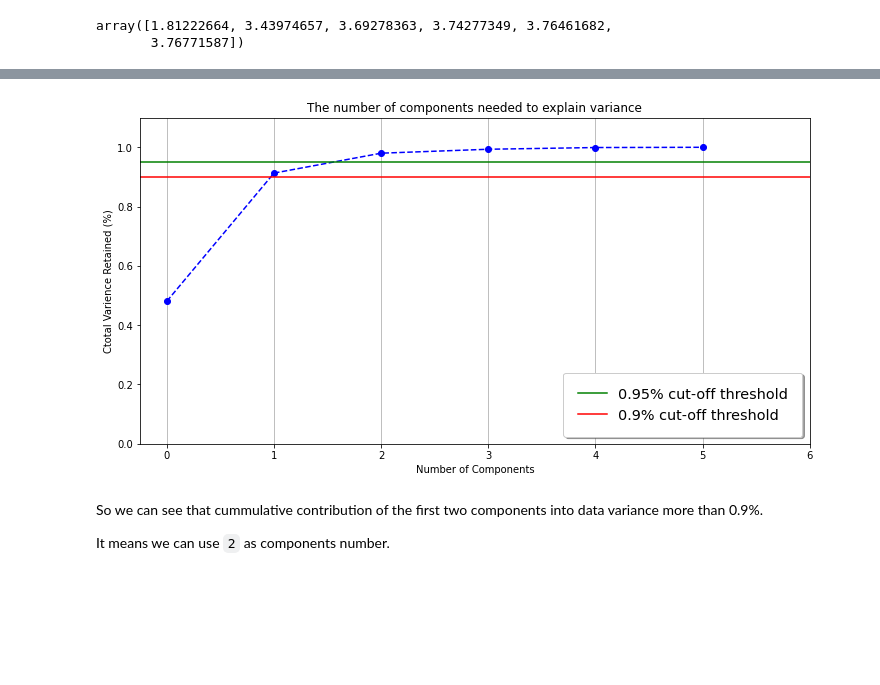
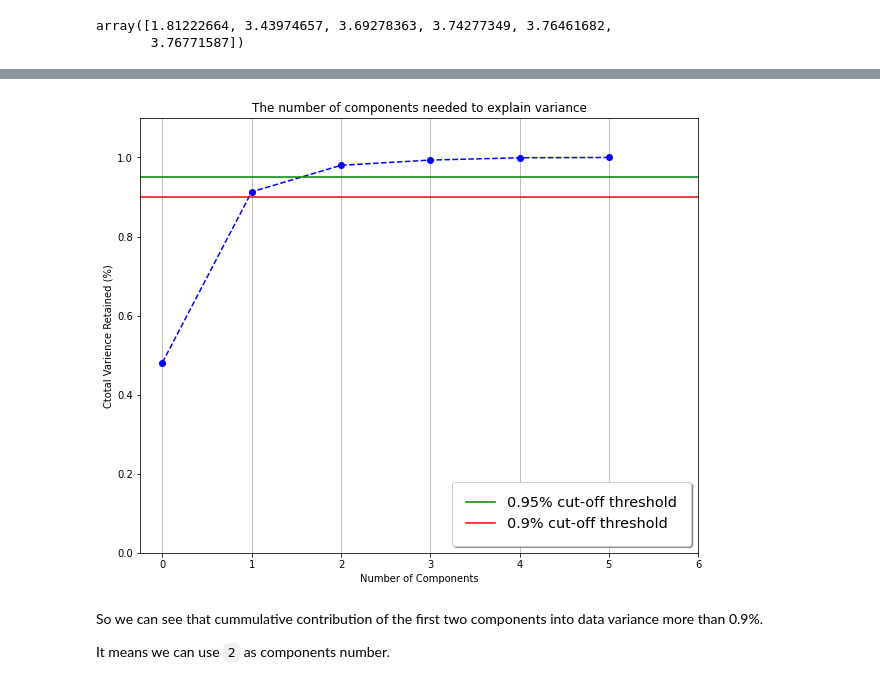
Before and after one commit to HSEDataAnalysis/LAB2, a Jupyter notebook: main.ipynb, the cells around one changed output, grey strips where cells are left out. Cells and saved outputs as stored; diff of their text form; code cells hidden in the pictures; blank space fills up the shorter version.

```diff
--- a/main.ipynb
+++ b/main.ipynb
@@ -229,26 +235,26 @@ np.sum(S)
 # %%
-fig, ax = plt.subplots()
+fig, ax = plt.subplots(figsize=(10, 8))
 xi = np.arange(0, 6, step=1)
 y = np.cumsum(S) / np.sum(S)
 plt.ylim(0.0,1.1)
 plt.plot(xi, y, marker='o', linestyle='--', color='b')
 
 plt.xlabel('Number of Components')
 plt.xticks(np.arange(0, 7, step=1))
 plt.ylabel('Ctotal Varience Retained (%)')
 plt.title('The number of components needed to explain variance')
 
 upper_threshold = 0.95
 lower_threshold = 0.90
 
 plt.axhline(y=upper_threshold, color='g', linestyle='-', label=f"{upper_threshold}% cut-off threshold")
-plt.axhline(y=down_threshold, color='r', linestyle='-', label=f"{lower_threshold}% cut-off threshold")
+plt.axhline(y=lower_threshold, color='r', linestyle='-', label=f"{lower_threshold}% cut-off threshold")
 
 ax.grid(axis='x')
 ax.legend(loc='lower right',shadow=True, borderpad=1, fontsize="x-large")
 plt.show()
 # %% [output]
-[figure, old version]
+[figure, new version]
 # %% [markdown]
 So we can see that cummulative contribution of the first two components into data variance  more than 0.9%.
 
```
Also changed, not shown: parts of 41 cells of this notebook.
